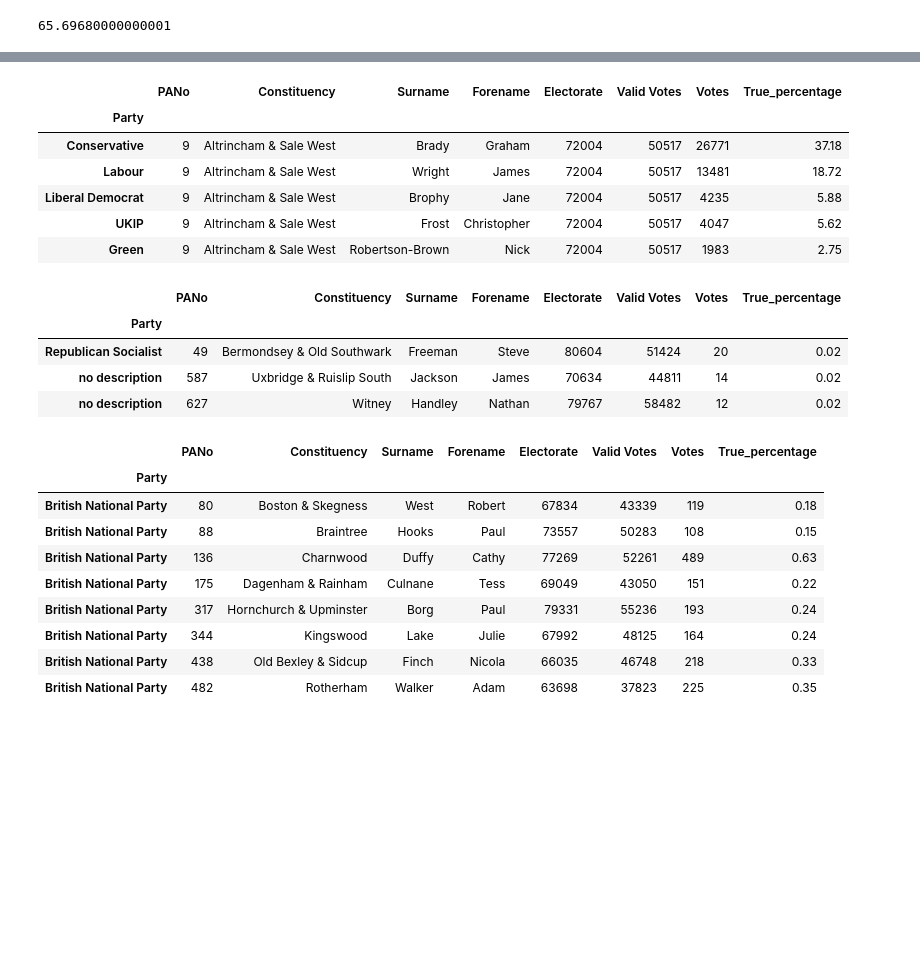
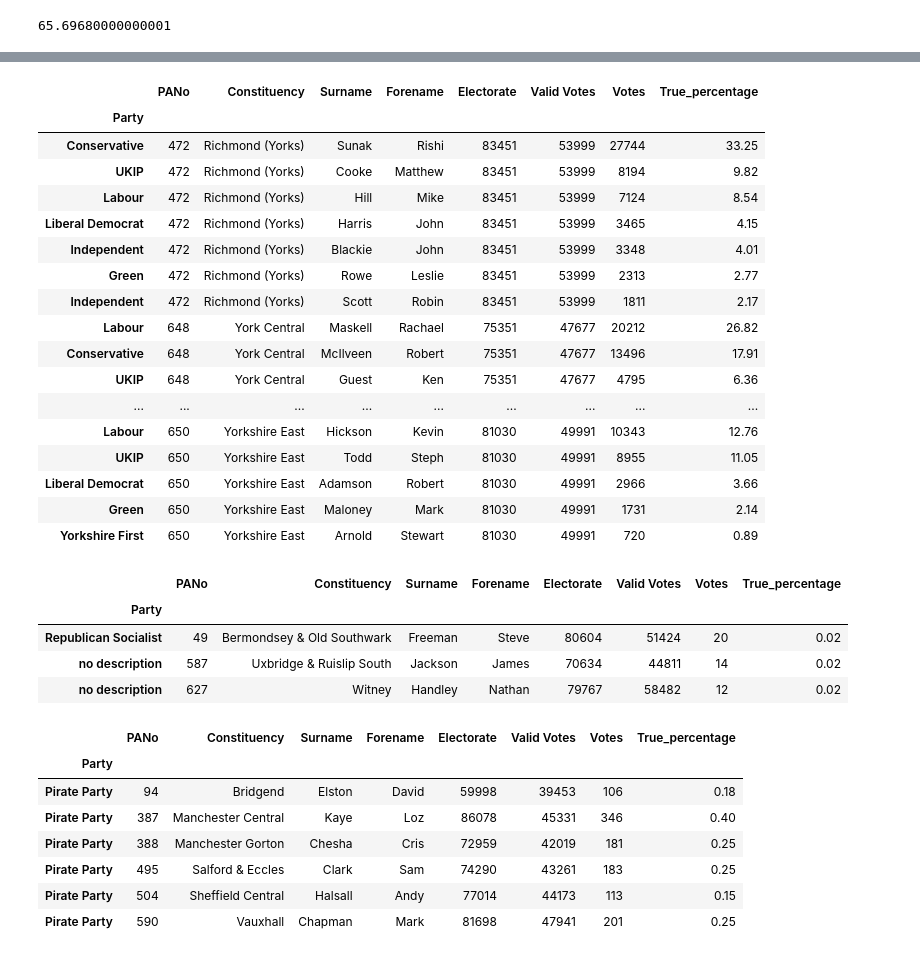
Before and after one commit to sminez/2015-UK-Election, a Jupyter notebook: 2015 Election Analysis.ipynb, the cells around one changed output, grey strips where cells are left out. Cells and saved outputs as stored; diff of their text form; code cells hidden in the pictures; blank space fills up the shorter version.

```diff
--- a/2015 Election Analysis.ipynb
+++ b/2015 Election Analysis.ipynb
@@ -200,13 +211,24 @@ dtype: int64
 # %%
 byParty = master.set_index('Party')
-byParty[byParty.Constituency.str.contains('Altrincham')]
+byParty[byParty.Constituency.str.contains('York')]
 # %% [output]
 |  | PANo | Constituency | Surname | Forename | Electorate | Valid Votes | Votes | True_percentage |
 | Party |  |  |  |  |  |  |  |  |
-| Conservative | 9 | Altrincham & Sale West | Brady | Graham | 72004 | 50517 | 26771 | 37.18 |
-| Labour | 9 | Altrincham & Sale West | Wright | James | 72004 | 50517 | 13481 | 18.72 |
-| Liberal Democrat | 9 | Altrincham & Sale West | Brophy | Jane | 72004 | 50517 | 4235 | 5.88 |
-| UKIP | 9 | Altrincham & Sale West | Frost | Christopher | 72004 | 50517 | 4047 | 5.62 |
-| Green | 9 | Altrincham & Sale West | Robertson-Brown | Nick | 72004 | 50517 | 1983 | 2.75 |
+| Conservative | 472 | Richmond (Yorks) | Sunak | Rishi | 83451 | 53999 | 27744 | 33.25 |
+| UKIP | 472 | Richmond (Yorks) | Cooke | Matthew | 83451 | 53999 | 8194 | 9.82 |
+| Labour | 472 | Richmond (Yorks) | Hill | Mike | 83451 | 53999 | 7124 | 8.54 |
+| Liberal Democrat | 472 | Richmond (Yorks) | Harris | John | 83451 | 53999 | 3465 | 4.15 |
+| Independent | 472 | Richmond (Yorks) | Blackie | John | 83451 | 53999 | 3348 | 4.01 |
+| Green | 472 | Richmond (Yorks) | Rowe | Leslie | 83451 | 53999 | 2313 | 2.77 |
+| Independent | 472 | Richmond (Yorks) | Scott | Robin | 83451 | 53999 | 1811 | 2.17 |
+| Labour | 648 | York Central | Maskell | Rachael | 75351 | 47677 | 20212 | 26.82 |
+| Conservative | 648 | York Central | McIlveen | Robert | 75351 | 47677 | 13496 | 17.91 |
+| UKIP | 648 | York Central | Guest | Ken | 75351 | 47677 | 4795 | 6.36 |
+| ... | ... | ... | ... | ... | ... | ... | ... | ... |
+| Labour | 650 | Yorkshire East | Hickson | Kevin | 81030 | 49991 | 10343 | 12.76 |
+| UKIP | 650 | Yorkshire East | Todd | Steph | 81030 | 49991 | 8955 | 11.05 |
+| Liberal Democrat | 650 | Yorkshire East | Adamson | Robert | 81030 | 49991 | 2966 | 3.66 |
+| Green | 650 | Yorkshire East | Maloney | Mark | 81030 | 49991 | 1731 | 2.14 |
+| Yorkshire First | 650 | Yorkshire East | Arnold | Stewart | 81030 | 49991 | 720 | 0.89 |
 # %%
 # Gutted for these guys...
@@ -218,15 +241,13 @@ byParty[byParty.True_percentage < 0.03]
 | no description | 587 | Uxbridge & Ruislip South | Jackson | James | 70634 | 44811 | 14 | 0.02 |
 | no description | 627 | Witney | Handley | Nathan | 79767 | 58482 | 12 | 0.02 |
 # %%
-byParty.loc['British National Party']
+byParty.loc['Pirate Party']
 # %% [output]
 |  | PANo | Constituency | Surname | Forename | Electorate | Valid Votes | Votes | True_percentage |
 | Party |  |  |  |  |  |  |  |  |
-| British National Party | 80 | Boston & Skegness | West | Robert | 67834 | 43339 | 119 | 0.18 |
-| British National Party | 88 | Braintree | Hooks | Paul | 73557 | 50283 | 108 | 0.15 |
-| British National Party | 136 | Charnwood | Duffy | Cathy | 77269 | 52261 | 489 | 0.63 |
-| British National Party | 175 | Dagenham & Rainham | Culnane | Tess | 69049 | 43050 | 151 | 0.22 |
-| British National Party | 317 | Hornchurch & Upminster | Borg | Paul | 79331 | 55236 | 193 | 0.24 |
-| British National Party | 344 | Kingswood | Lake | Julie | 67992 | 48125 | 164 | 0.24 |
-| British National Party | 438 | Old Bexley & Sidcup | Finch | Nicola | 66035 | 46748 | 218 | 0.33 |
-| British National Party | 482 | Rotherham | Walker | Adam | 63698 | 37823 | 225 | 0.35 |
+| Pirate Party | 94 | Bridgend | Elston | David | 59998 | 39453 | 106 | 0.18 |
+| Pirate Party | 387 | Manchester Central | Kaye | Loz | 86078 | 45331 | 346 | 0.40 |
+| Pirate Party | 388 | Manchester Gorton | Chesha | Cris | 72959 | 42019 | 181 | 0.25 |
+| Pirate Party | 495 | Salford & Eccles | Clark | Sam | 74290 | 43261 | 183 | 0.25 |
+| Pirate Party | 504 | Sheffield Central | Halsall | Andy | 77014 | 44173 | 113 | 0.15 |
+| Pirate Party | 590 | Vauxhall | Chapman | Mark | 81698 | 47941 | 201 | 0.25 |
```
Also changed, not shown: parts of 7 cells of this notebook.
